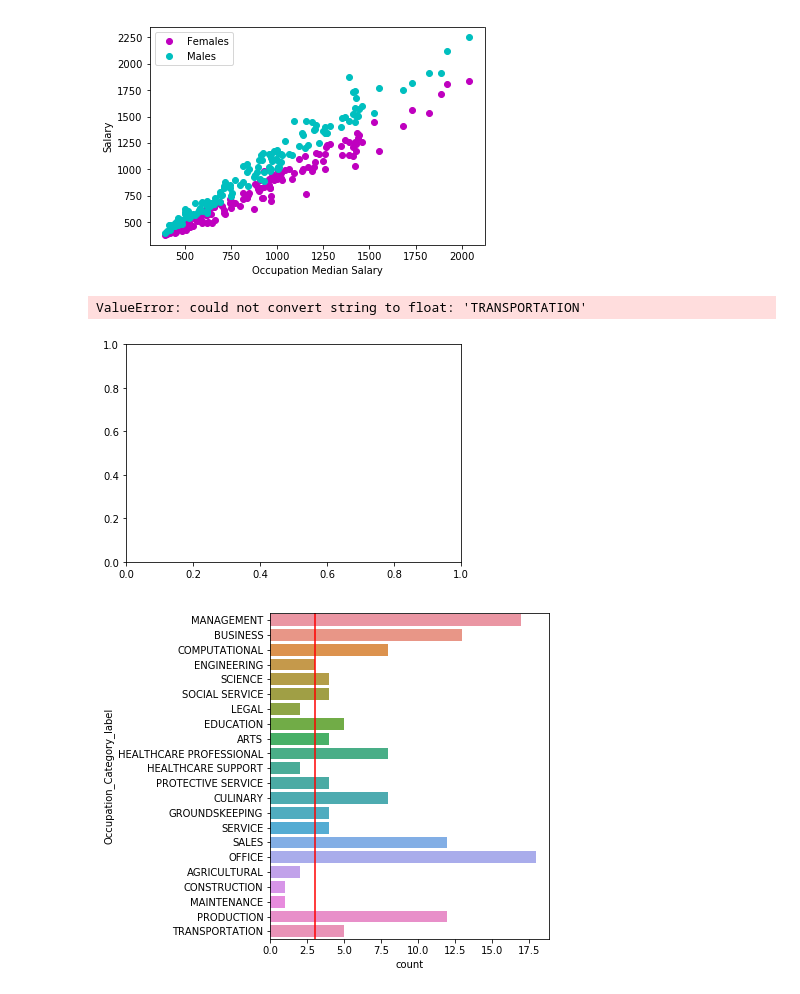
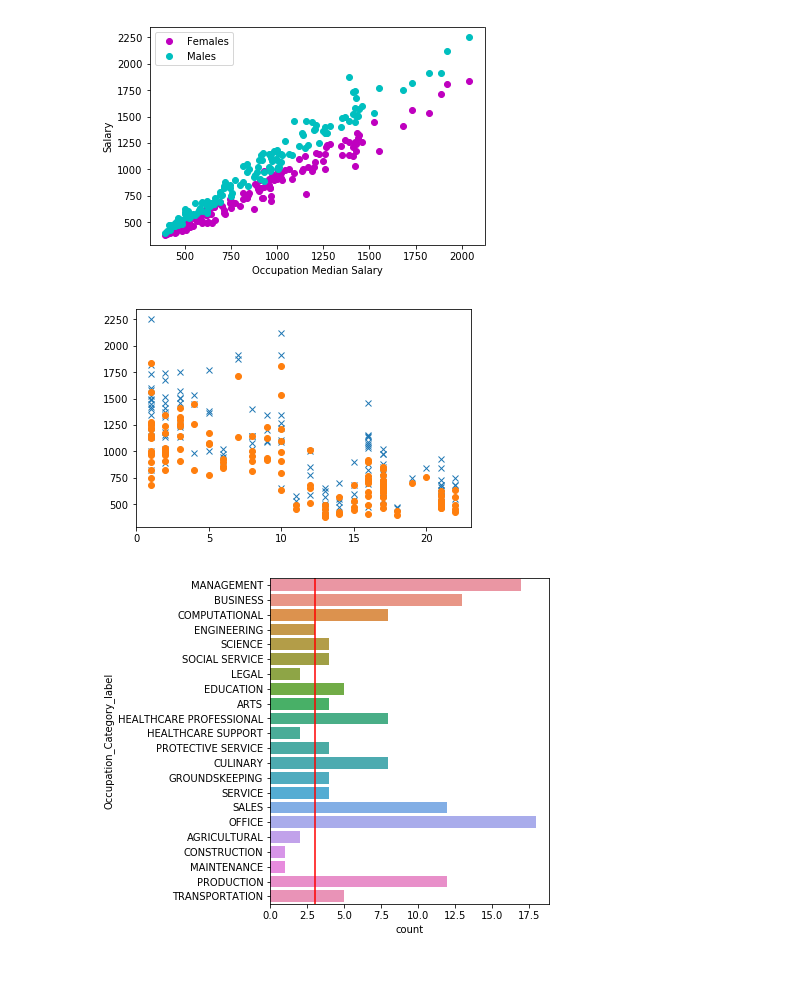
Before and after one commit to Schmidt8181/CapstoneProject, a Jupyter notebook: CapstoneProject.ipynb, the cells around one changed output. Cells and saved outputs as stored; diff of their text form; code cells hidden in the pictures.

```diff
--- a/CapstoneProject.ipynb
+++ b/CapstoneProject.ipynb
@@ -242,12 +242,11 @@ plt.show()
 # %% [output]
 [figure]
 # %%
-plt.plot(cleanedgenderwage['Occupation_Category_label'], cleanedgenderwage['M_weekly'], 'x')
-plt.plot(cleanedgenderwage['Occupation_Category_label'], cleanedgenderwage['F_weekly'], 'o')
+plt.plot(cleanedgenderwage['Occupation_Category'], cleanedgenderwage['M_weekly'], 'x')
+plt.plot(cleanedgenderwage['Occupation_Category'], cleanedgenderwage['F_weekly'], 'o')
 plt.show()
 # %% [output]
-ValueError: could not convert string to float: 'TRANSPORTATION'
-[figure, old version]
+[figure, new version]
 # %%
 plt.figure(figsize=(5, 6))
 sns.countplot(y=cleanedgenderwage['Occupation_Category_label'],
```
